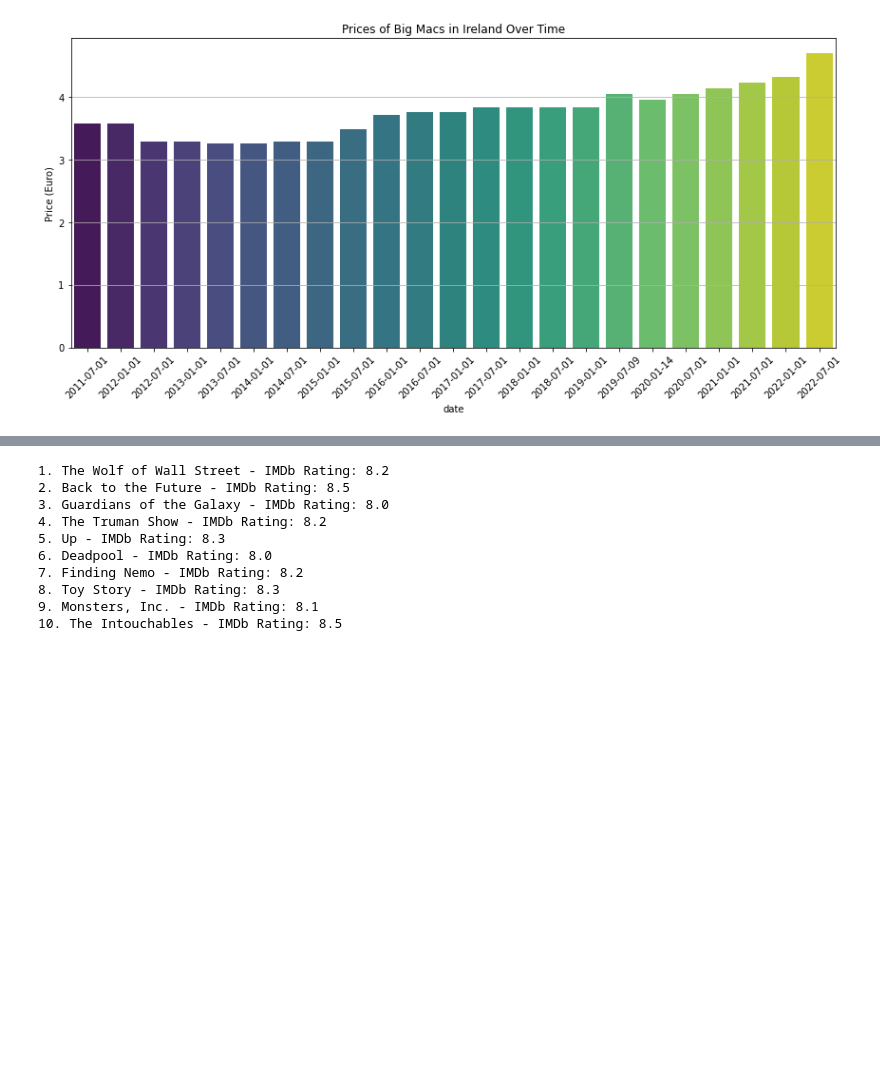
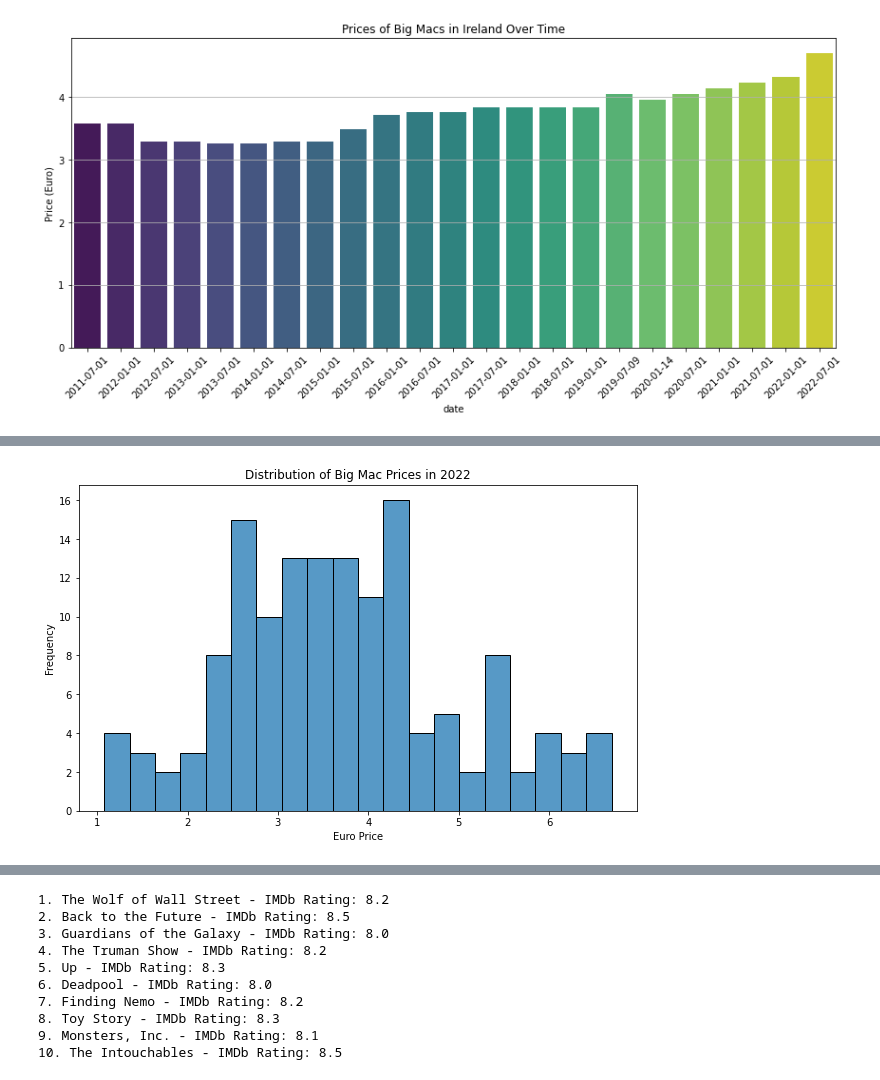
Before and after one commit to Shwearrr/UCDPA_Alexander, a Jupyter notebook: UCDPA_Alexander.ipynb, the cells around one changed output, grey strips where cells are left out. Cells and saved outputs as stored; diff of their text form; code cells hidden in the pictures; blank space fills up the shorter version.

```diff
--- a/UCDPA_Alexander.ipynb
+++ b/UCDPA_Alexander.ipynb
@@ -245,0 +269,14 @@ plt.show()
+# %%
+# The distribution of Big Mac prices for a specific year (e.g., 2022)
+# Filter data for a specific year (e.g., 2022)
+year_data = df[df['date'].str.startswith('2022')]
+
+# Create a histogram to visualize price distribution for 2022
+plt.figure(figsize=(10, 6))
+sns.histplot(data=year_data, x='Euro', bins=20)
+plt.title('Distribution of Big Mac Prices in 2022')
+plt.xlabel('Euro Price')
+plt.ylabel('Frequency')
+plt.show()
+# %% [output]
+[figure, added]
```
Also changed, not shown: parts of 4 cells of this notebook.
